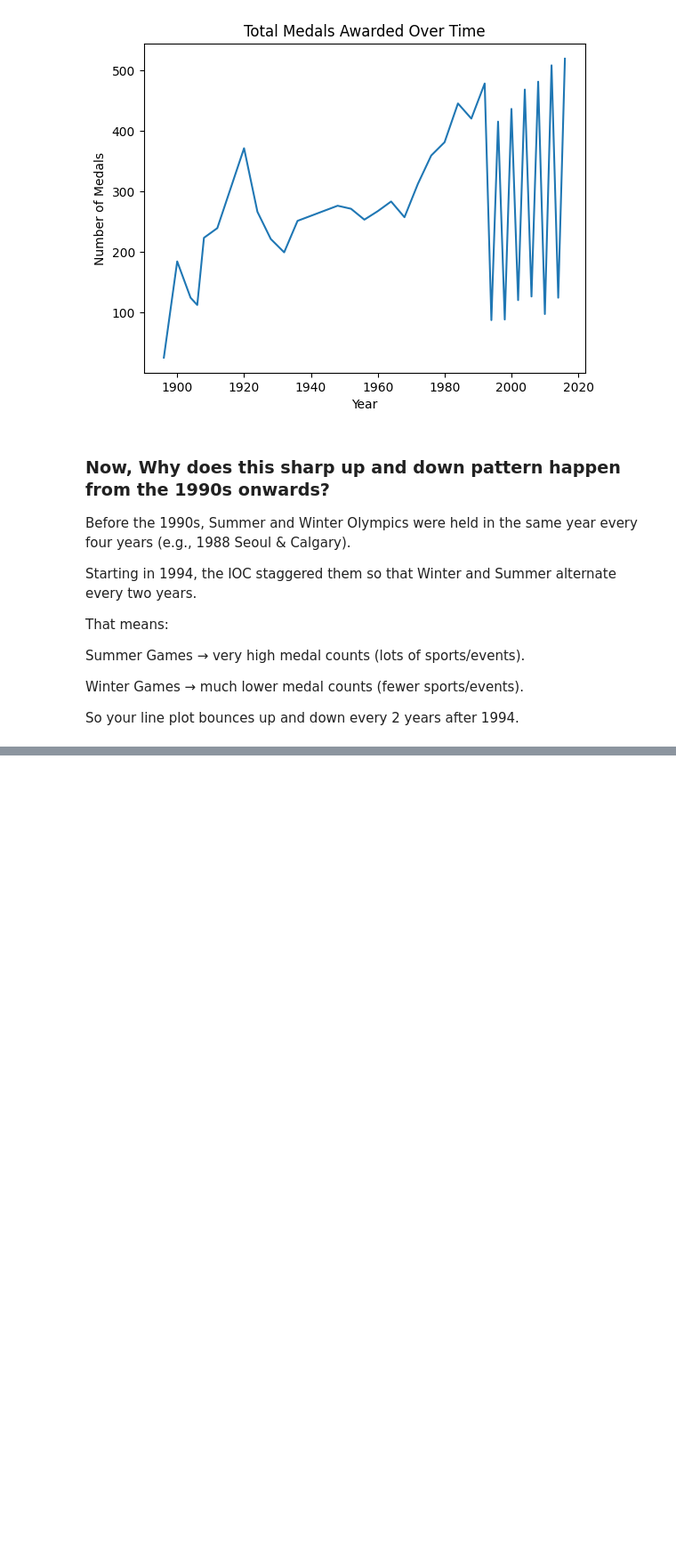
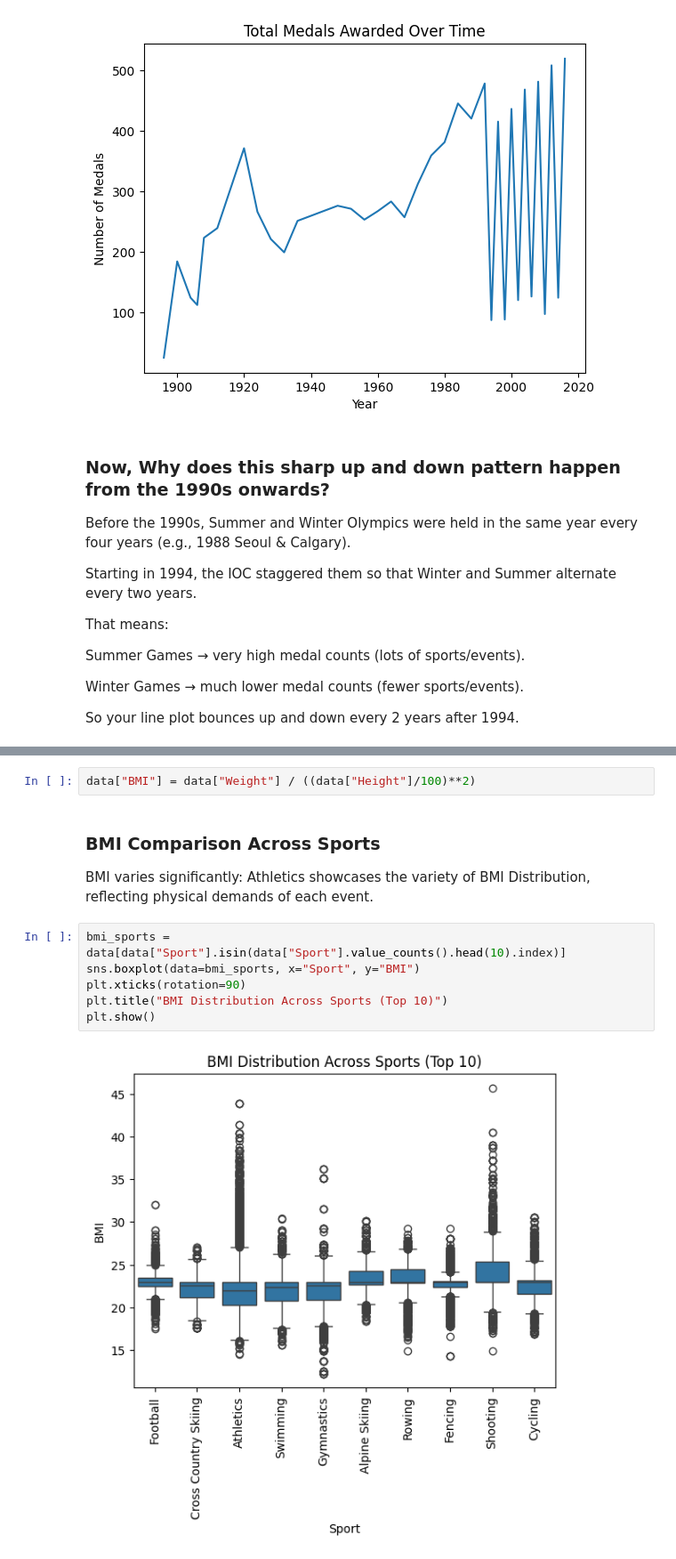
Before and after one commit to srigan-s/UWDSC-EDA-Interview, a Jupyter notebook: olympics.ipynb, the cells around one changed output, grey strips where cells are left out. Shown: that part at 89% size. Cells and saved outputs as stored; diff of their text form; blank space fills up the shorter version.

```diff
--- a/olympics.ipynb
+++ b/olympics.ipynb
@@ -329,0 +399,14 @@ So your line plot bounces up and down every 2 years after 1994.
+# %%
+data["BMI"] = data["Weight"] / ((data["Height"]/100)**2)
+# %% [markdown]
+### BMI Comparison Across Sports
+
+BMI varies significantly: Athletics showcases the variety of BMI Distribution, reflecting physical demands of each event.
+# %%
+bmi_sports = data[data["Sport"].isin(data["Sport"].value_counts().head(10).index)]
+sns.boxplot(data=bmi_sports, x="Sport", y="BMI")
+plt.xticks(rotation=90)
+plt.title("BMI Distribution Across Sports (Top 10)")
+plt.show()
+# %% [output]
+[figure, added]
```
Also changed, not shown: parts of 12 cells of this notebook.
